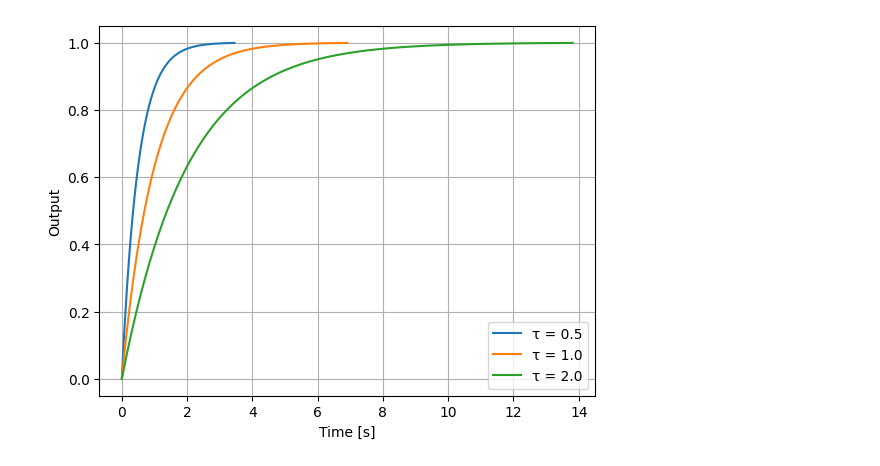
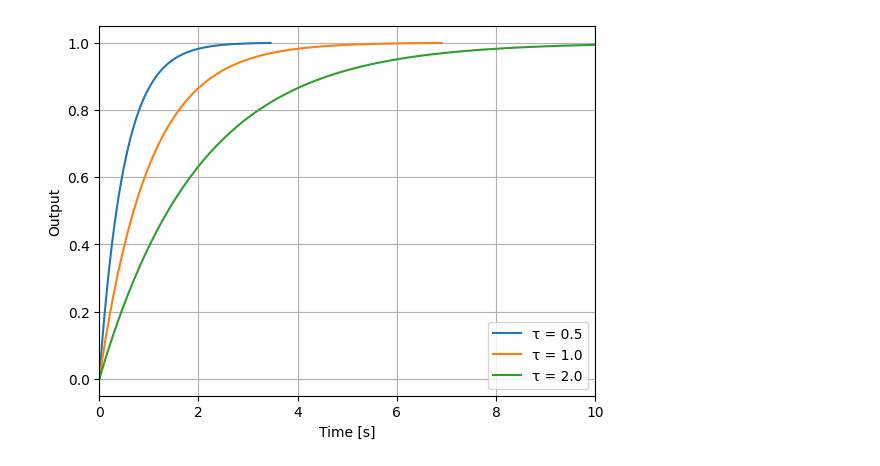
Before and after one commit to FelixWick/control_engineering, a Jupyter notebook: examples/1_systems/PT1.ipynb, the cells around one changed output. Cells and saved outputs as stored; diff of their text form; code cells hidden in the pictures.

```diff
--- a/examples/1_systems/PT1.ipynb
+++ b/examples/1_systems/PT1.ipynb
@@ -4,16 +4,17 @@ import control as ct
 # %%
 taus = [0.5, 1.0, 2.0]
 
 plt.figure()
 for tau in taus:
     G = ct.tf([1], [tau, 1])
     t, y = ct.step_response(G)
     plt.plot(t, y, label=f"τ = {tau}")
 
 plt.xlabel("Time [s]")
 plt.ylabel("Output")
 plt.legend()
 plt.grid()
+plt.xlim(0, 10)
 plt.show()
 # %% [output]
-[figure, old version]
+[figure, new version]
```
Also changed, not shown: 3 other files.
